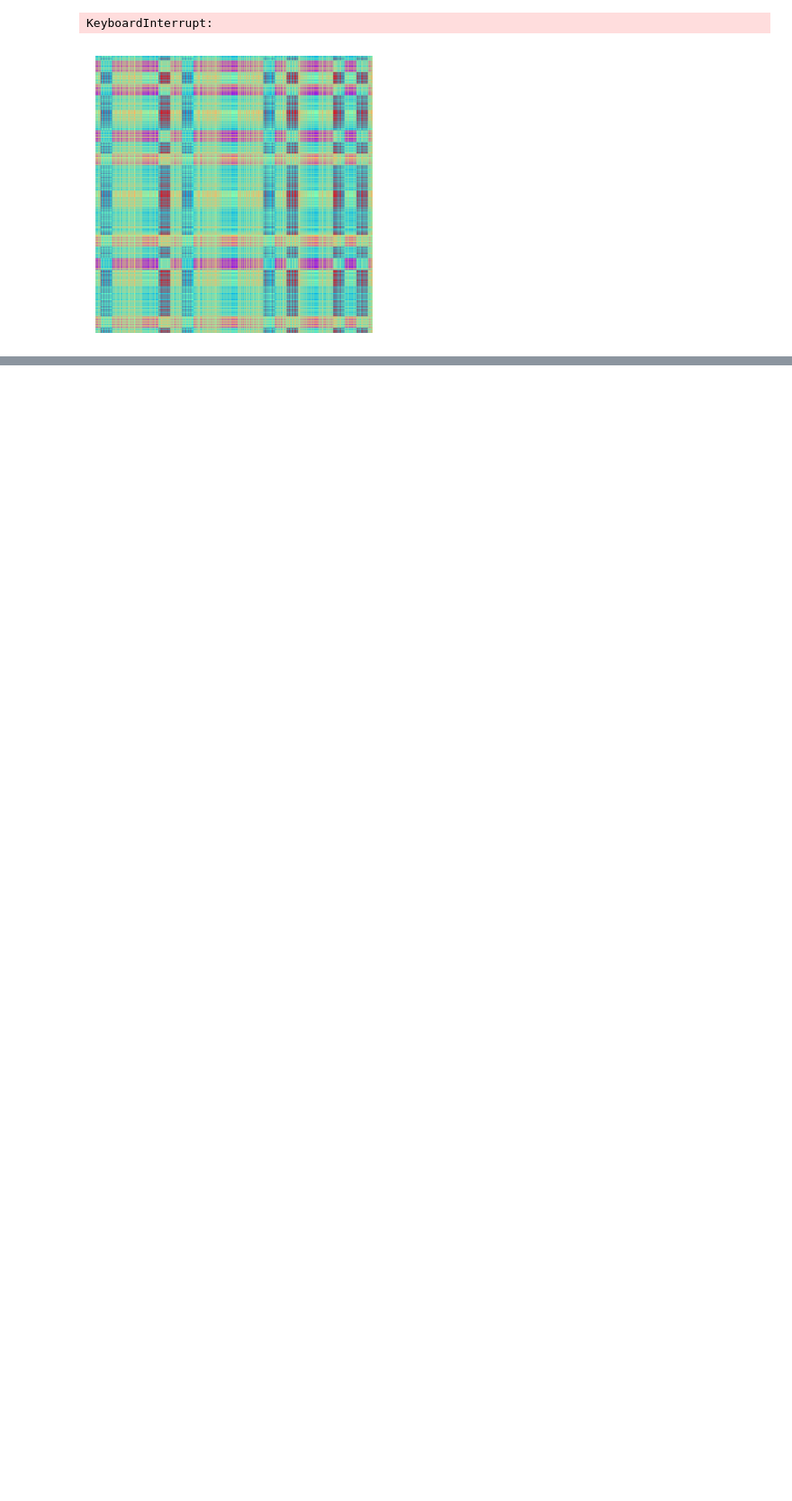
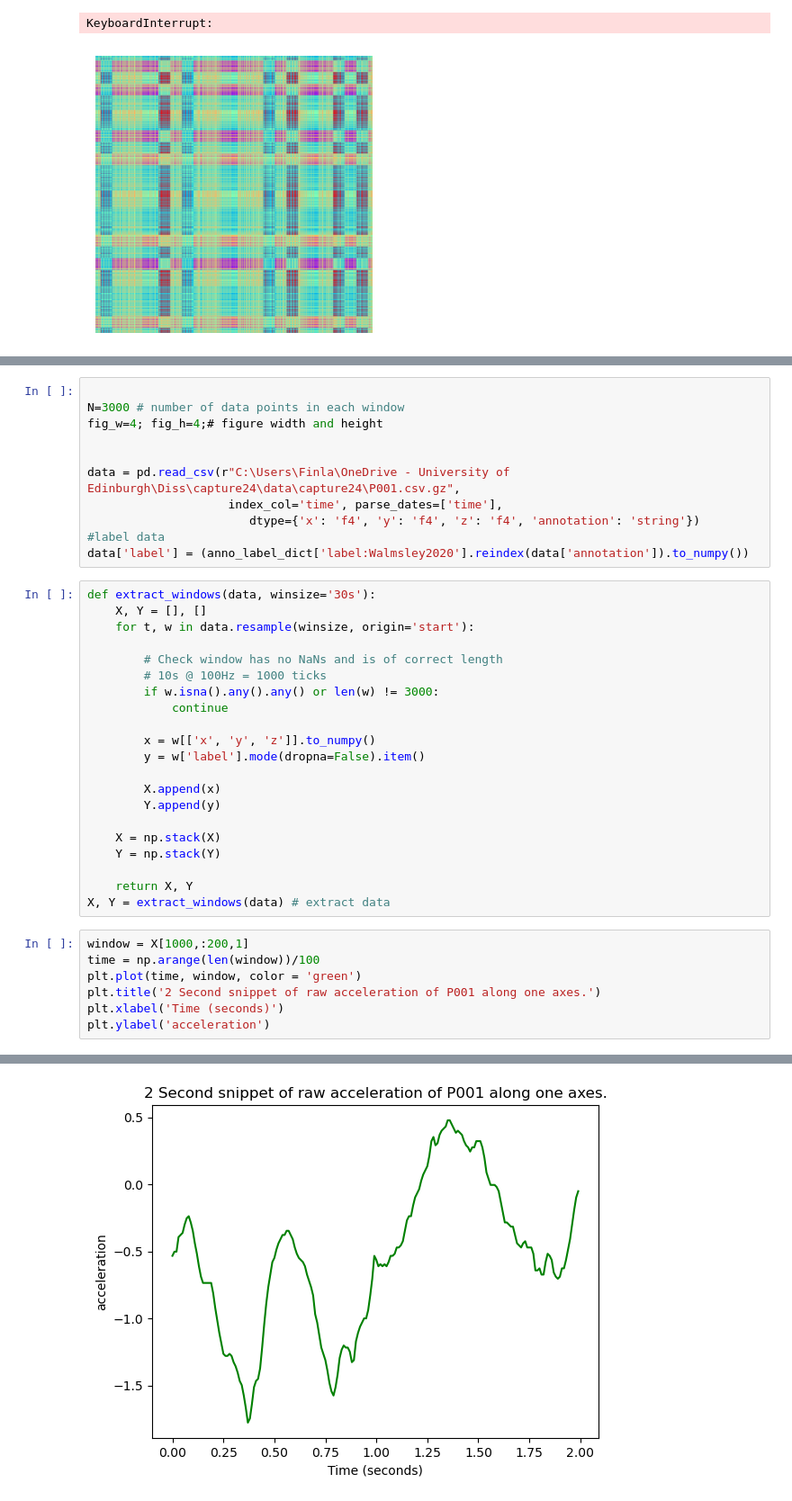
Before and after one commit to finlayscheib/capture24, a Jupyter notebook: Create_GAF_images.ipynb, the cells around one changed output, grey strips where cells are left out. Shown at 90% size. Saved outputs shown, nothing was run; the diff lists cells and outputs as text; blank space fills up the shorter version.

Commit message:
Creating GAF_pipeline Image

```diff
--- a/Create_GAF_images.ipynb
+++ b/Create_GAF_images.ipynb
@@ -202,0 +199,40 @@ KeyboardInterrupt:
+# %%
+
+N=3000 # number of data points in each window
+fig_w=4; fig_h=4;# figure width and height
+
+
+data = pd.read_csv(r"C:\Users\Finla\OneDrive - University of Edinburgh\Diss\capture24\data\capture24\P001.csv.gz",
+                    index_col='time', parse_dates=['time'],
+                       dtype={'x': 'f4', 'y': 'f4', 'z': 'f4', 'annotation': 'string'})
+#label data
+data['label'] = (anno_label_dict['label:Walmsley2020'].reindex(data['annotation']).to_numpy())
+# %%
+def extract_windows(data, winsize='30s'):
+    X, Y = [], []
+    for t, w in data.resample(winsize, origin='start'):
+
+        # Check window has no NaNs and is of correct length
+        # 10s @ 100Hz = 1000 ticks
+        if w.isna().any().any() or len(w) != 3000:
+            continue
+
+        x = w[['x', 'y', 'z']].to_numpy()
+        y = w['label'].mode(dropna=False).item()
+
+        X.append(x)
+        Y.append(y)
+
+    X = np.stack(X)
+    Y = np.stack(Y)
+
+    return X, Y
+X, Y = extract_windows(data) # extract data
+# %%
+window = X[1000,:200,1]
+time = np.arange(len(window))/100
+plt.plot(time, window, color = 'green')
+plt.title('2 Second snippet of raw acceleration of P001 along one axes.')
+plt.xlabel('Time (seconds)')
+plt.ylabel('acceleration')
+# %% [output]
@@ -202,0 +240 @@ KeyboardInterrupt:
+[figure, added]
```
Also changed, not shown: parts of 6 cells of this notebook.
